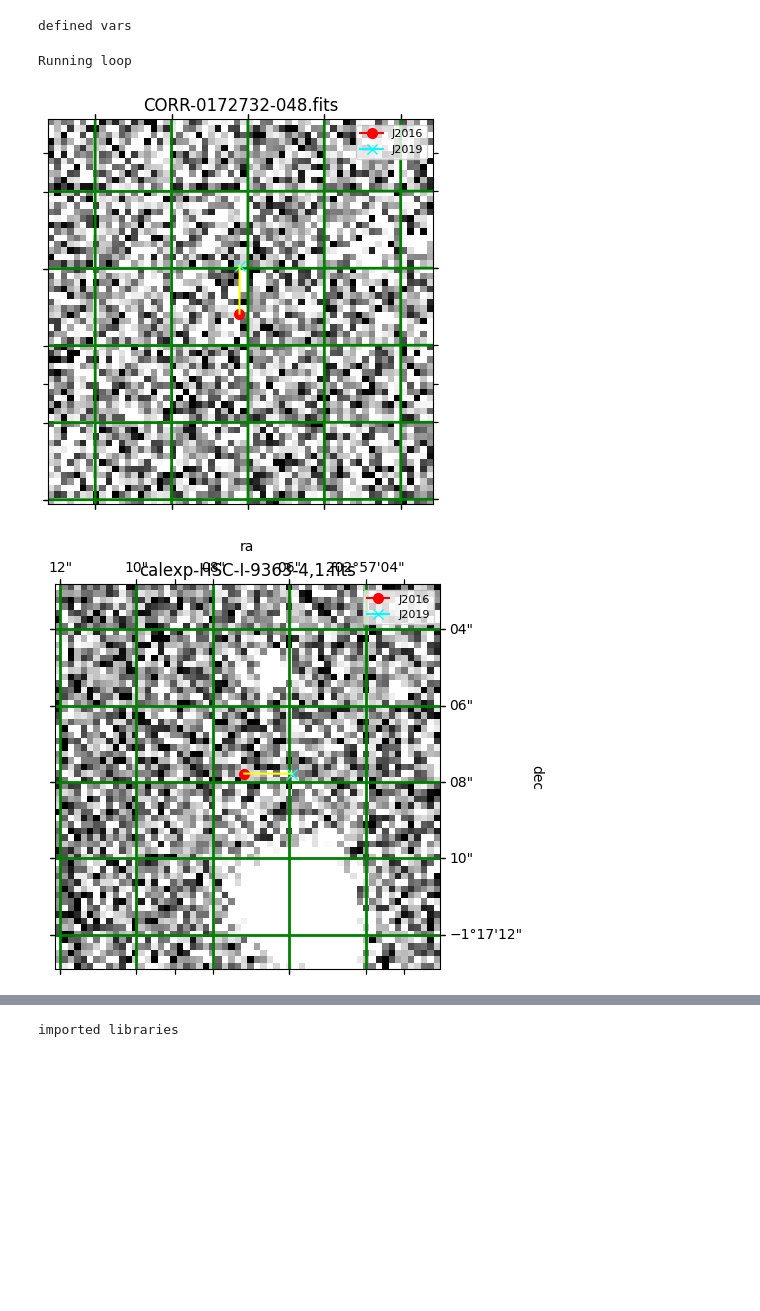
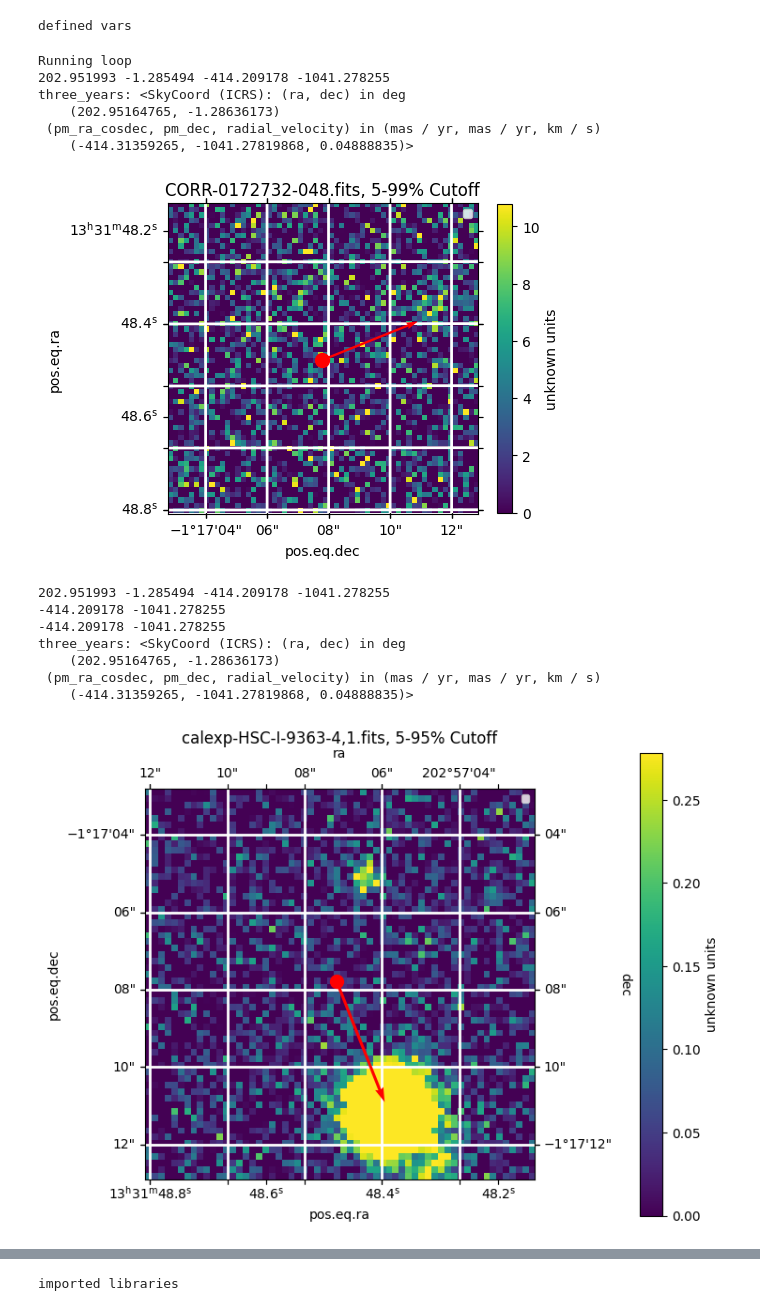
Before and after one commit to JoaoDPassos/brown-dwarf-search, a Jupyter notebook: Jupyter Notebooks/hpms_search/obtain_images.ipynb, the cells around one changed output, grey strips where cells are left out. Saved outputs shown, nothing was run; the diff lists cells and outputs as text; code cells hidden in the pictures; blank space fills up the shorter version.

Commit message:
obtained images from HSC and DES

```diff
--- a/Jupyter Notebooks/hpms_search/obtain_images.ipynb
+++ b/Jupyter Notebooks/hpms_search/obtain_images.ipynb
@@ -24,7 +27,6 @@ ra = 202.951993
 dec = -1.285494
 pm_ra = -414.209178     # in mas/yr
 pm_dec = -1041.278255   # in mas/yr
-ra_cos_dec = pm_ra / np.cos(np.radians(dec))
 print('defined vars')
 # %% [output]
 defined vars
@@ -32,10 +62,9 @@ defined vars
 print('Running loop')
 # Loop through all FITS files
 for fname in os.listdir(fits_dir):
-    if ((not fname.endswith('.fits')) or
-     (not fname.startswith('CORR-0108738')) and
-     (not fname.startswith('CORR-0172732')) and
-     (not fname.startswith('calexp-HSC-I-9363'))):
+    if ((not fname == 'CORR-0172732-048.fits') and
+     (not fname == 'calexp-HSC-I-9363-4,1.fits') and
+     (not fname == 'CORR-0108738-048.fits')):
         continue
     fpath = os.path.join(fits_dir, fname)
     try:
@@ -45,47 +74,84 @@ for fname in os.listdir(fits_dir):
                     try:
                         wcs = WCS(hdu.header)
                         cutout = Cutout2D(hdu.data, target_coord, cutout_size, wcs=wcs)
+                        print(ra, dec, pm_ra, pm_dec)
 
-                        # Convert proper motion star position to pixel coordinates
+                        im_ra, im_dec, im_pm_ra, im_pm_dec = ra, dec, pm_ra, pm_dec
+                        pad = 0.05
+                        figsize = (5, 5)
+                        title_pad=6
+                        lower_cutoff = 5
+                        upper_cutoff = 99
+
+                        if 'calexp' in fpath:
+                            print(im_pm_ra, im_pm_dec)
+                            # im_pm_ra, im_pm_dec = rotate_vector((im_pm_ra, im_pm_dec), 90, origin=(im_ra, im_dec))
+                            print(im_pm_ra, im_pm_dec)
+                            # cutout.data = np.rot90(cutout.data, k=3)
+                            pad = 0.18
+                            figsize = (8,8)
+                            title_pad = 35
+                            upper_cutoff = 95
+
+                        ra_cos_dec = im_pm_ra / np.cos(np.radians(im_dec))
                         pm_star = SkyCoord(ra=ra * u.deg,
                                            dec=dec * u.deg,
                                            pm_ra_cosdec=ra_cos_dec*u.mas/u.yr,
-                                           pm_dec=dec*u.mas/u.yr,
+                                           pm_dec=pm_dec*u.mas/u.yr,
                                            obstime=Time('J2016')
                         )
 
                         # Convert to pixel position on the cutout WCS
                         origin = skycoord_to_pixel(pm_star, cutout.wcs)
 
                         three_years = pm_star.apply_space_motion(new_obstime=Time('J2019'))
+                        print(f'three_years: {three_years}')
                         end_vec = skycoord_to_pixel(three_years, cutout.wcs)
-                        # print('Pixel Coordinates of vec tip:',end_vec)
 
                         # Make the plot
-                        fig = plt.figure(figsize=(5, 5))
+                        fig = plt.figure(figsize=figsize)
                         ax = fig.add_subplot(111, projection=cutout.wcs)
-                        vmin, vmax = np.percentile(cutout.data, [5, 75])
-                        # if 'calexp' in fpath: cutout.data = np.rot90(cutout.data)
-                        ax.imshow(cutout.data, origin='lower', cmap='gray', vmin=vmin, vmax=vmax)
+                        vmin, vmax = np.percentile(cutout.data, [lower_cutoff, upper_cutoff])
+                        im = ax.imshow(cutout.data, origin='lower', cmap='viridis', vmin=0, vmax=vmax)
+                        ax.set_title(f'{fname}, {lower_cutoff}-{upper_cutoff}% Cutoff', pad=title_pad)
+
+                        # Overlay
                         overlay = ax.get_coords_overlay('icrs')
-                        overlay.grid(color='green', linestyle='solid', alpha=1, linewidth=2)
-                        ax.coords[0].set_ticklabel_visible(False)
-                        ax.coords[1].set_ticklabel_visible(False)
-                        ax.set_title(f'{fname}')
-                        ax.plot(*origin, marker='o', color='red', markersize=7, label='J2016')
-                        ax.plot(*end_vec, marker='x', color='cyan', markersize=7, label='J2019')
-                        ax.plot([origin[0], end_vec[0]], [origin[1], end_vec[1]], color='yellow', linestyle='solid')
+                        overlay.grid(color='white', linestyle='solid', alpha=1, linewidth=2, zorder=1)
+
+                        # Colorbar
+                        cbar = plt.colorbar(im, ax=ax, orientation='vertical', pad=pad, shrink=0.8)
+                        unit = hdu.header.get('BUNIT', 'unknown units')
+                        cbar.set_label(unit)
+
+                        # Plot Vector
+                        vec = np.array(end_vec) - np.array(origin)
+                        ax.quiver(*origin, *vec, angles='xy', scale_units='xy', scale=1, color='red', zorder=10)
+                        ax.plot(*origin, marker='o', color='red', markersize=10, zorder=10)
                         ax.legend(loc='upper right', fontsize=8)
+
                         plt.show()
                         break
                     except Exception as e:
                         if str(e) != 'Arrays do not overlap.' and str(e) != 'WCS should contain celestial component':
                             print(f"[Inner Error] {fname}: {e}")
                         continue
     except Exception as e:
         print(f"[Outer Error] Skipped {fname}: {e}")
 print('completed loop')
 # %% [output]
 Running loop
+202.951993 -1.285494 -414.209178 -1041.278255
+three_years: <SkyCoord (ICRS): (ra, dec) in deg
+    (202.95164765, -1.28636173)
+ (pm_ra_cosdec, pm_dec, radial_velocity) in (mas / yr, mas / yr, km / s)
+    (-414.31359265, -1041.27819868, 0.04888835)>
-[figure, old version]
+[figure, new version]
+202.951993 -1.285494 -414.209178 -1041.278255
+-414.209178 -1041.278255
+-414.209178 -1041.278255
+three_years: <SkyCoord (ICRS): (ra, dec) in deg
+    (202.95164765, -1.28636173)
+ (pm_ra_cosdec, pm_dec, radial_velocity) in (mas / yr, mas / yr, km / s)
+    (-414.31359265, -1041.27819868, 0.04888835)>
-[figure, old version]
+[figure, new version]
```
Also changed, not shown: parts of 12 cells of this notebook.
